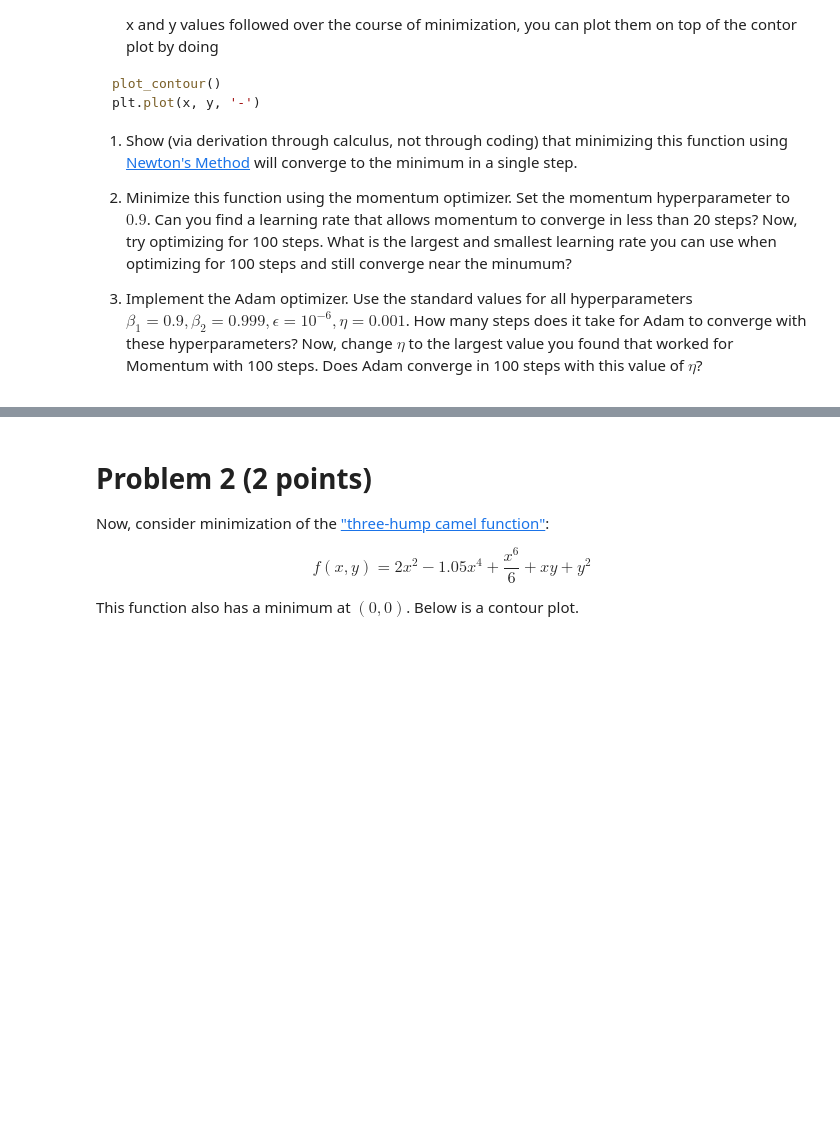
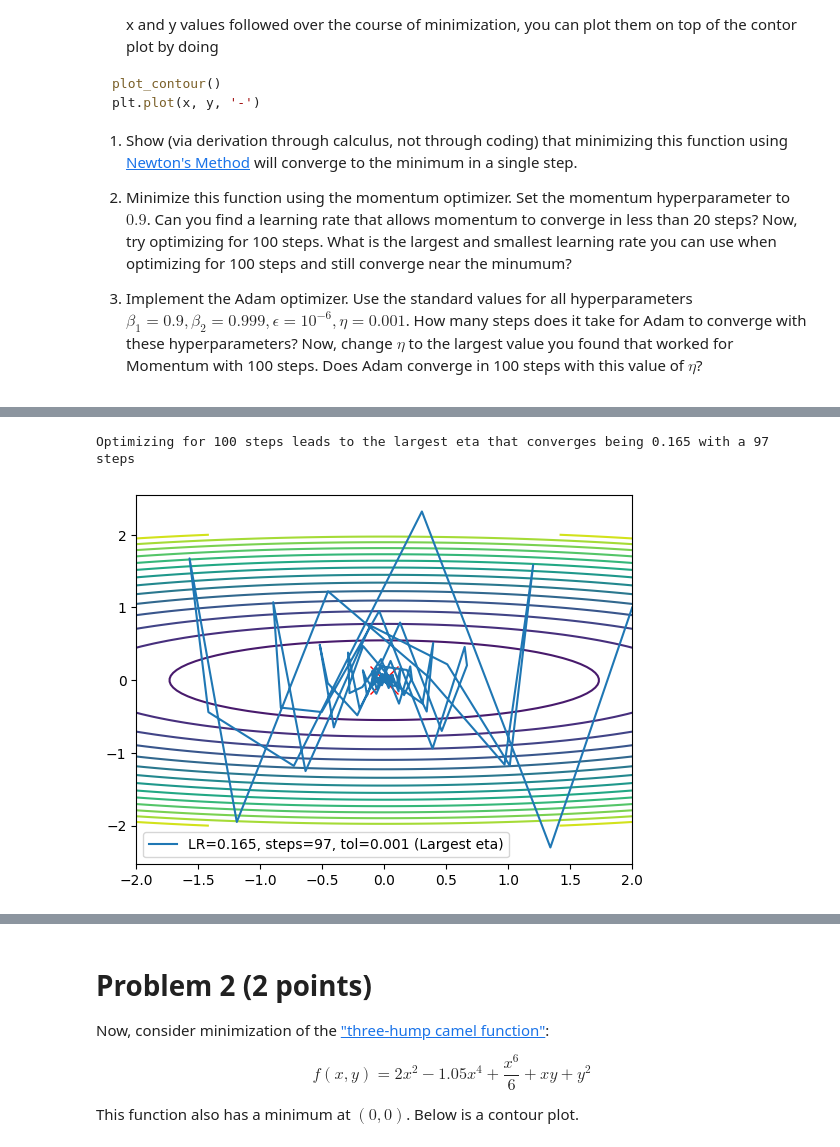
Before and after one commit to Chryron/CSC2516_NN-DL, a Jupyter notebook: Assignments/CSC2516_Homework_3.ipynb, the cells around one changed output, grey strips where cells are left out. Drawn from its saved outputs; the diff is of its cells as text; code cells hidden in the pictures; blank space fills up the shorter version.

```diff
--- a/Assignments/CSC2516_Homework_3.ipynb
+++ b/Assignments/CSC2516_Homework_3.ipynb
@@ -36,0 +204,8 @@ plt.plot(x, y, '-')
+# %%
+plot_contour()
+plt.plot(X_largest, Y_largest, '-', label=f'LR={round(largest_eta,4)}, steps={round(largest_eta_steps,3)}, tol={round(largest_convergence,3)} (Largest eta)')
+plt.legend()
+print(f"Optimizing for 100 steps leads to the largest eta that converges being {round(largest_eta,5)} with a {largest_eta_steps} steps")
+# %% [output]
+Optimizing for 100 steps leads to the largest eta that converges being 0.165 with a 97 steps
+[figure, added]
```
Also changed, not shown: parts of 13 cells of this notebook, 2 other files.
